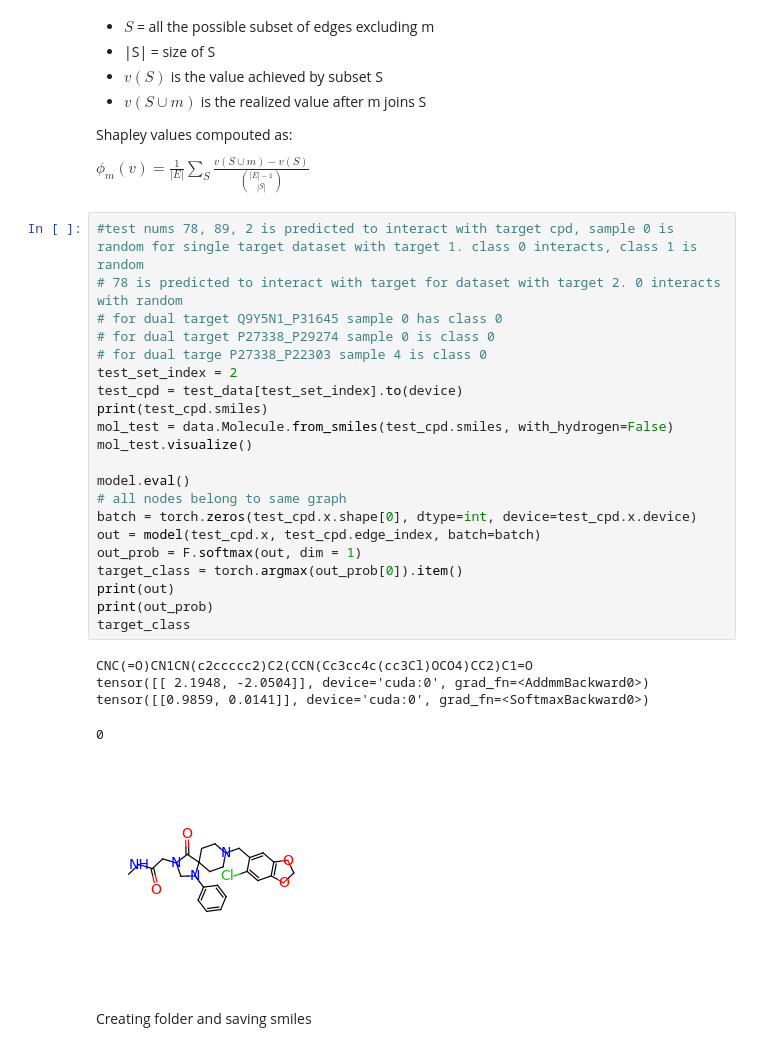
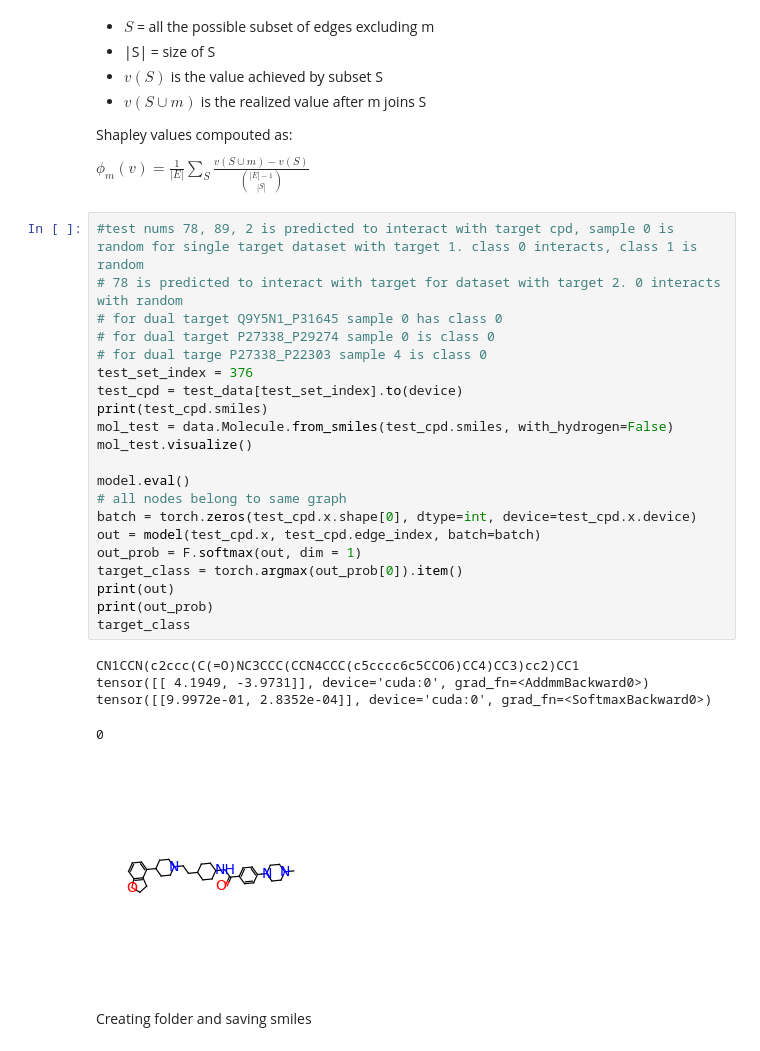
Before and after one commit to AndMastro/EdgeSHAPer, a Jupyter notebook: src/graphSHAper.ipynb, the cells around one changed output. Drawn from its saved outputs; the diff is of its cells as text.

```diff
--- a/src/graphSHAper.ipynb
+++ b/src/graphSHAper.ipynb
@@ -283,30 +283,30 @@ $\phi_m(v) = \frac{1}{|E|} \sum_S \frac{v(S \cup {m}) - v(S)}{\binom{|E|-1}{|S|}
 # %%
 #test nums 78, 89, 2 is predicted to interact with target cpd, sample 0 is random for single target dataset with target 1. class 0 interacts, class 1 is random
 # 78 is predicted to interact with target for dataset with target 2. 0 interacts with random
 # for dual target Q9Y5N1_P31645 sample 0 has class 0
 # for dual target P27338_P29274 sample 0 is class 0
 # for dual targe P27338_P22303 sample 4 is class 0
-test_set_index = 2
+test_set_index = 376
 test_cpd = test_data[test_set_index].to(device)
 print(test_cpd.smiles)
 mol_test = data.Molecule.from_smiles(test_cpd.smiles, with_hydrogen=False)
 mol_test.visualize()
 
 model.eval()
 # all nodes belong to same graph
 batch = torch.zeros(test_cpd.x.shape[0], dtype=int, device=test_cpd.x.device)
 out = model(test_cpd.x, test_cpd.edge_index, batch=batch)
 out_prob = F.softmax(out, dim = 1)
 target_class = torch.argmax(out_prob[0]).item()
 print(out)
 print(out_prob)
 target_class
 # %% [output]
-CNC(=O)CN1CN(c2ccccc2)C2(CCN(Cc3cc4c(cc3Cl)OCO4)CC2)C1=O
-tensor([[ 2.1948, -2.0504]], device='cuda:0', grad_fn=<AddmmBackward0>)
-tensor([[0.9859, 0.0141]], device='cuda:0', grad_fn=<SoftmaxBackward0>)
+CN1CCN(c2ccc(C(=O)NC3CCC(CCN4CCC(c5cccc6c5CCO6)CC4)CC3)cc2)CC1
+tensor([[ 4.1949, -3.9731]], device='cuda:0', grad_fn=<AddmmBackward0>)
+tensor([[9.9972e-01, 2.8352e-04]], device='cuda:0', grad_fn=<SoftmaxBackward0>)
 0
-[figure, old version]
+[figure, new version]
 # %% [markdown]
 Creating folder and saving smiles
 # %%
```
Also changed, not shown: parts of 1 cell of this notebook, 1 other file.
